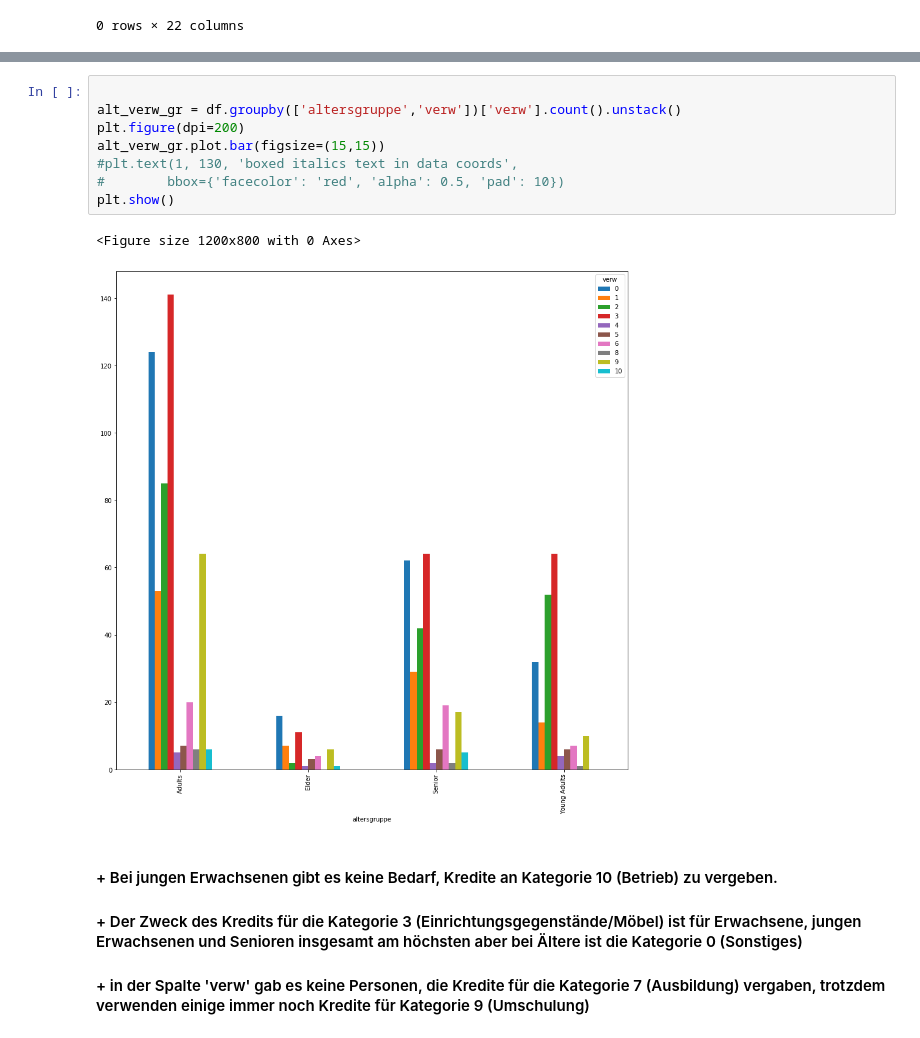
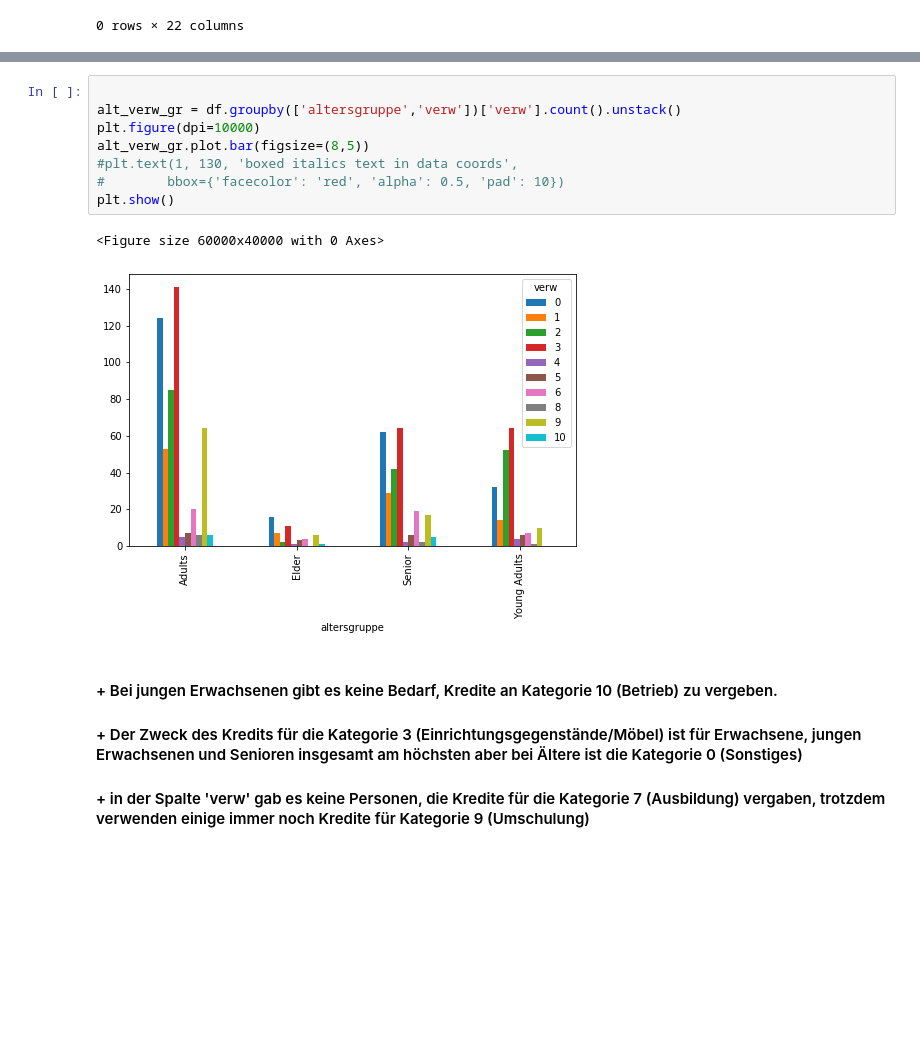
Before and after one commit to satriobhirawa/Kredit-EDA-SudDeutschland, a Jupyter notebook: BA_Credit.ipynb, the cells around one changed output, grey strips where cells are left out. Saved outputs shown, nothing was run; the diff lists cells and outputs as text; blank space fills up the shorter version.

```diff
--- a/BA_Credit.ipynb
+++ b/BA_Credit.ipynb
@@ -392,14 +392,14 @@ Name: verw, dtype: int64
 # %%
 
 alt_verw_gr = df.groupby(['altersgruppe','verw'])['verw'].count().unstack()
-plt.figure(dpi=200)
-alt_verw_gr.plot.bar(figsize=(15,15))
+plt.figure(dpi=10000)
+alt_verw_gr.plot.bar(figsize=(8,5))
 #plt.text(1, 130, 'boxed italics text in data coords',
 #        bbox={'facecolor': 'red', 'alpha': 0.5, 'pad': 10})
 plt.show()
 # %% [output]
-<Figure size 1200x800 with 0 Axes>
+<Figure size 60000x40000 with 0 Axes>
-[figure, old version]
+[figure, new version]
 # %% [markdown]
 #### + Bei jungen Erwachsenen gibt es keine Bedarf, Kredite an Kategorie 10 (Betrieb) zu vergeben.
 #### + Der Zweck des Kredits für die Kategorie 3 (Einrichtungsgegenstände/Möbel) ist für Erwachsene, jungen Erwachsenen und Senioren insgesamt am höchsten aber bei Ältere ist die Kategorie 0 (Sonstiges)
```
Also changed, not shown: parts of 12 cells of this notebook, 1 other file.
